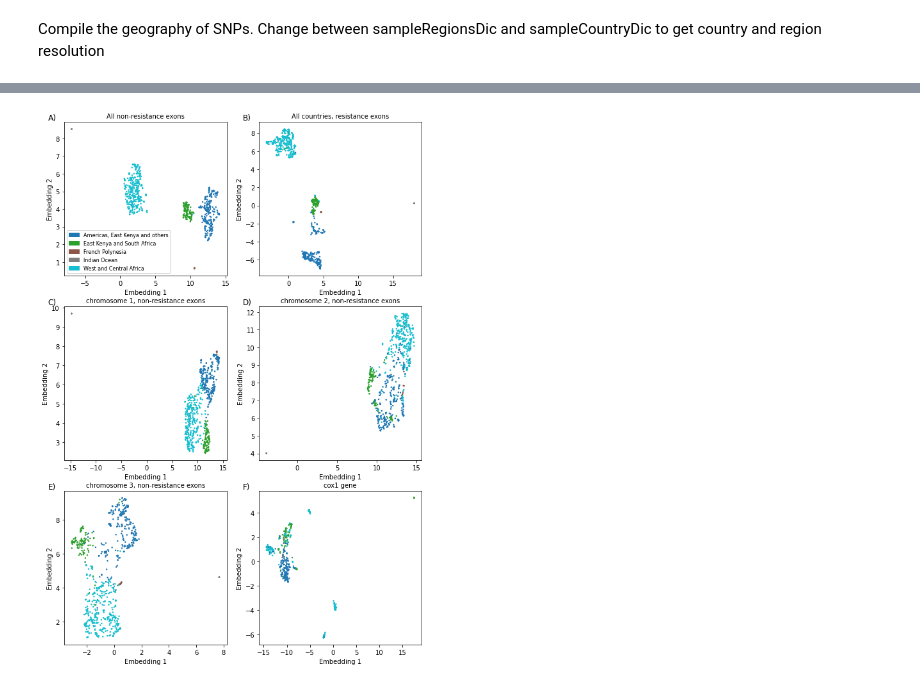
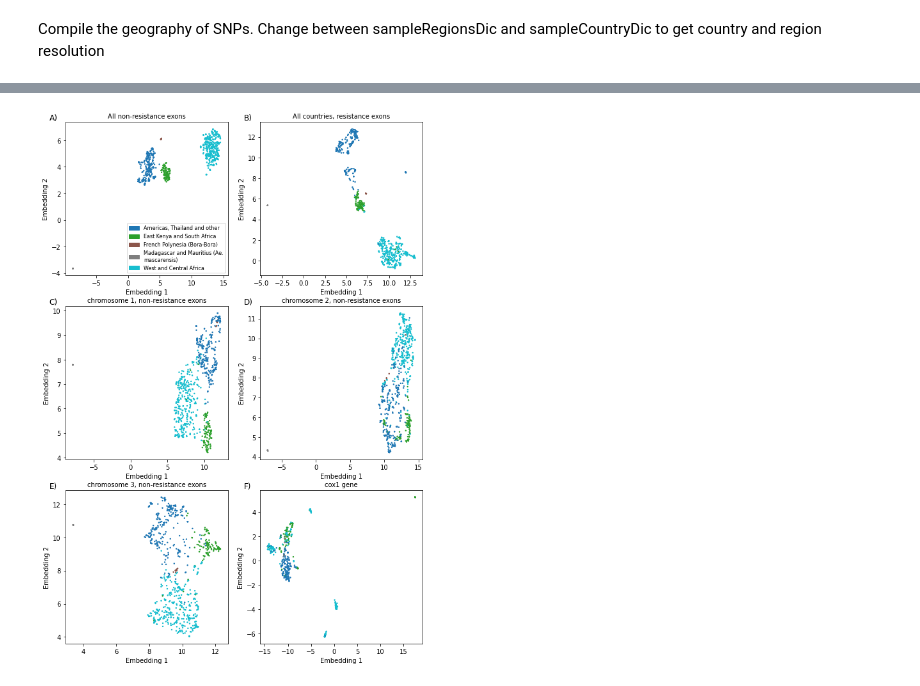
Before and after one commit to AntonS-bio/insecticide_resistance-AedesAegypt, a Jupyter notebook: scripts/resistanceAnalysis.ipynb, the cells around one changed output, grey strips where cells are left out. Saved outputs shown, nothing was run; the diff lists cells and outputs as text; code cells hidden in the pictures.

```diff
--- a/scripts/resistanceAnalysis.ipynb
+++ b/scripts/resistanceAnalysis.ipynb
@@ -160,16 +154,15 @@ fig.set_figheight(1)
 fig.set_figwidth(20)
 fig.subplots_adjust(top=3)
 
-snpImpactLegend={"HIGH":"red","MODERATE":"orange","LOW":"cornflowerblue","MODIFIER":"green"}
+snpImpactLegend={"high":"red","synonymous":"orange","missense":"cornflowerblue","modifier":"green"}
 legendElements=[]
 for key in snpImpactLegend:
     legendElements.append(mpatches.Patch(color=snpImpactLegend[key], label=key))
 
 for column, gene in enumerate(genesList.loc[genesList["IsResistance"]].index):
-    for impact in ["HIGH","LOW","MODERATE","MODIFIER"]:
+    for impact in ["high","synonymous","missense","modifier"]:
         mask=alleles_df.index[ (np.sum(alleles_df[numericColumns],axis=1)>1 ) & (np.sum(alleles_df[numericColumns],axis=1)<(len(numericColumns)-1) ) &
-                         (alleles_df["Gene"]==gene) & (alleles_df["SNPType"]!="REFERENCE") & (alleles_df["snpEffectImpact"]==impact) & (alleles_df["isCDS"]) ]
-        #axs[column].scatter(alleles_df.loc[mask]["Pos"],np.sum(alleles_df.loc[mask][ [x for x in alleles_df.columns if x not in nonNumericColumns] ],axis=1), c=snpImpactLegend[impact], s=15 if impact=="HIGH" else 5)
+                         (alleles_df["Gene"]==gene) & (alleles_df["SNPType"]!="REFERENCE") & get_mutations(alleles_df, impact) & (alleles_df["isCDS"]) ]
         axs[column].scatter(alleles_df.loc[mask]["Pos"],np.sum(alleles_df.loc[mask][ [x for x in alleles_df.columns if x not in nonNumericColumns] ],axis=1), c=snpImpactLegend[impact], s=15 if impact=="HIGH" else 5)
     axs[column].set_title(f'{genesList.loc[gene]["Name"]} {gene} ({genesList.loc[gene]["Orientation"]})',size=8 )
     axs[column].set_xlabel("position on Chr")
@@ -185,12 +178,13 @@ genesList["missence_SNP_frequency"]=0.0
 genesList["unique_aa_substitutions"]=0
 genesList["synonimous_SNP_frequency"]=0.0
 for gene in genesList.index:
-    rows_subset = alleles_df.loc[ (alleles_df["Gene"]==gene) & (alleles_df["snpEffectImpact"]=="MODERATE") & (alleles_df["isCDS"]==True)]
-    genesList.at[gene,"missence_SNP_frequency"] =  len( rows_subset) / float(genesList.at[gene,"CDSLen"]) * 1000
-    genesList.at[gene,"unique_aa_substitutions"] = len( set([f'{rows_subset.loc[f,"AAchange"]}_{rows_subset.loc[f,"Pos"]}'  for f  in rows_subset.index ]) )
-    rows_subset = alleles_df.loc[ (alleles_df["Gene"]==gene) & (alleles_df["snpEffectImpact"]=="LOW") & (alleles_df["isCDS"]==True) ]
-    genesList.at[gene,"synonimous_SNP_frequency"] =  len( rows_subset)  / float(genesList.at[gene,"CDSLen"]) * 1000
-    #break
+    rows_subset = alleles_df.loc[ (alleles_df["Gene"]==gene) & get_mutations(alleles_df,"missense" ) & (alleles_df["isCDS"]==True)]
+    genesList.at[gene,"unique_missence_SNP"] =  len( rows_subset)
+    genesList.at[gene,"unique_aa_substitutions"] = len( set([rows_subset.loc[f,"AAchange"] for f  in rows_subset.index if rows_subset.loc[f,"AAchange"]!="NA" ]) )
+    #snpEff classifies insertions/deletions are NA
+    rows_subset = alleles_df.loc[ (alleles_df["Gene"]==gene) & get_mutations(alleles_df,"synonymous" ) & (alleles_df["isCDS"]==True) ]
+    genesList.at[gene,"unique_synonimous_SNP"] =  len( rows_subset)
+
 
 genesList.at[gene,"missence_SNP_frequency"] = len( alleles_df.loc[ (alleles_df["Gene"]=="YP_009389261.1")  & (alleles_df["isCDS"]==True)]  ) / float(genesList.at["YP_009389261.1","CDSLen"]) * 1000
 genesList.to_csv(f'{outputData}/TableA.tsv',sep="\t")
@@ -705,6 +696,7 @@ method="umap"
 snpThreshold=5
 
 all_countries=[f for f in numericColumns if metadata.loc[f,"Country"]]
+#all_countries_ex_mascarensis=[f for f in numericColumns if metadata.loc[f,"Country"] not in ["Mauritius", "Madagascar"]]
 plot_data=[
     {"chr":"All", "is_resistance":[False], "countries":all_countries, "plot_pane":"A)", "title":"All non-resistance exons"},
     {"chr":"All", "is_resistance":[True], "countries":all_countries, "plot_pane":"B)", "title":"All countries, resistance exons"},
@@ -714,43 +706,48 @@ plot_data=[
     {"chr":'NC_035159.1', "is_resistance":[False], "countries":all_countries, "plot_pane":"F)", "title":"cox1 gene"},
 ]
 plot_coordinates_df=pd.DataFrame(index=all_countries, dtype=float)
 
 for item in plot_data:
     snpFrequency=np.asarray(np.sum(alleles_df[item["countries"]],axis=1))
     if item["chr"]=="All":
-        subset=alleles_df.index[ (snpFrequency>=snpThreshold) & (alleles_df["snpEffectImpact"].isin(["MODERATE","LOW", "MODIFIER"])) & #["HIGH","MODERATE","LOW", "MODIFIER"]
-                        ( snpFrequency<=( len(item["countries"])-snpThreshold) )   &
-                        ( alleles_df["Gene"].isin(  genesList.index[ (   genesList["IsResistance"].isin(item["is_resistance"])    )  ] )) ]
+        subset=alleles_df.index[ (snpFrequency>=snpThreshold) & ( get_mutations(alleles_df,"synonymous") |
+                                                                  get_mutations(alleles_df,"missense") |
+                                                                  get_mutations(alleles_df,"modifier") ) &
+                                    ( snpFrequency<=( len(item["countries"])-snpThreshold) )   &
+                                    ( alleles_df["Gene"].isin(  genesList.index[ (   genesList["IsResistance"].isin(item["is_resistance"])    )  ] )) ]
     else:
         subset=alleles_df.index[np.where(  alleles_df["Gene"].isin(  genesList.index[ ( genesList["IsResistance"].isin(item["is_resistance"]) )   & (genesList["Chr"]==item["chr"])]  ) &
-                        (snpFrequency>=snpThreshold) & alleles_df["snpEffectImpact"].isin(["MODERATE", "LOW", "MODIFIER"]) & #["HIGH","MODERATE","LOW", "MODIFIER"]
-                        ( snpFrequency<=( len(item["countries"])-snpThreshold) ) )[0]]
+                                    (snpFrequency>=snpThreshold) & ( get_mutations(alleles_df,"synonymous") |
+                                                        get_mutations(alleles_df,"missense") |
+                                                        get_mutations(alleles_df,"modifier") ) &
+                                    ( snpFrequency<=( len(item["countries"])-snpThreshold) ) )[0]]
 
 
-    embeddingData=np.transpose(alleles_df.loc[subset][numericColumns])
+    embeddingData=np.transpose(alleles_df.loc[subset, item["countries"]])
     embeddedVCF=umap.UMAP(n_neighbors=10, min_dist=0.01, unique=True, metric="russellrao",  random_state=40).fit_transform(embeddingData)
 
     axs[item["plot_pane"]].scatter(embeddedVCF[:,0],embeddedVCF[:,1], s=2, c=[   regionColoursDic[metadata.at[f,"Region"]] for f in item["countries"]])
     axs[item["plot_pane"]].set_ylabel("Embedding 2")
     axs[item["plot_pane"]].set_xlabel("Embedding 1")
     plot_coordinates_df.loc[  item["countries"],  f'{item["title"]}_X' ] = embeddedVCF[:,0]
     plot_coordinates_df.loc[  item["countries"],  f'{item["title"]}_Y' ] = embeddedVCF[:,1]
 
     axs[item["plot_pane"]].set_title(item["title"], fontdict={'fontsize': 10, 'fontweight': 'medium'})
 
 
 #legend needs to be set manually and only for one subplot to avoid mess
 legendElements=[]
 for key in regionColoursDic:
-    if len(legendElements)<9:
-        legendElements.append(mpatches.Patch(color=regionColoursDic[key], label=key))
-    else:
-        legendElements.append(mpatches.Patch(color=regionColoursDic[key], label="Other"))
-        break
+    if key in Counter(metadata.loc[plot_data[0]["countries"]]["Region"]):
+        if len(legendElements)<9:
+            legendElements.append(mpatches.Patch(color=regionColoursDic[key], label= '\n'.join(wrap(key, 30))   ))
+        else:
+            legendElements.append(mpatches.Patch(color=regionColoursDic[key], label="Other"))
+            break
 
-axs["A)"].legend(handles=legendElements,prop={'size': 8}, loc="lower left")
+axs["A)"].legend(handles=legendElements,prop={'size': 8}, loc="lower right")
 plt.show()
 
 plot_coordinates_df.to_csv(f'{outputData}/FigA_coordinates.tsv', sep="\t")
 # %% [output]
-[figure, old version]
+[figure, new version]
```
Also changed, not shown: parts of 21 cells of this notebook, 14 other files.
